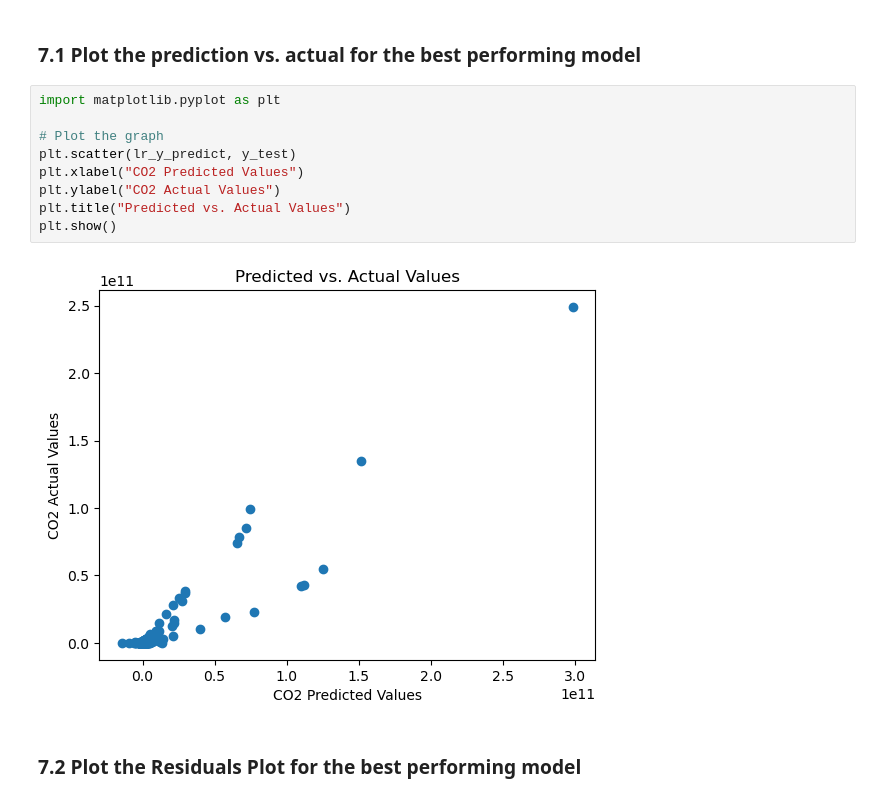
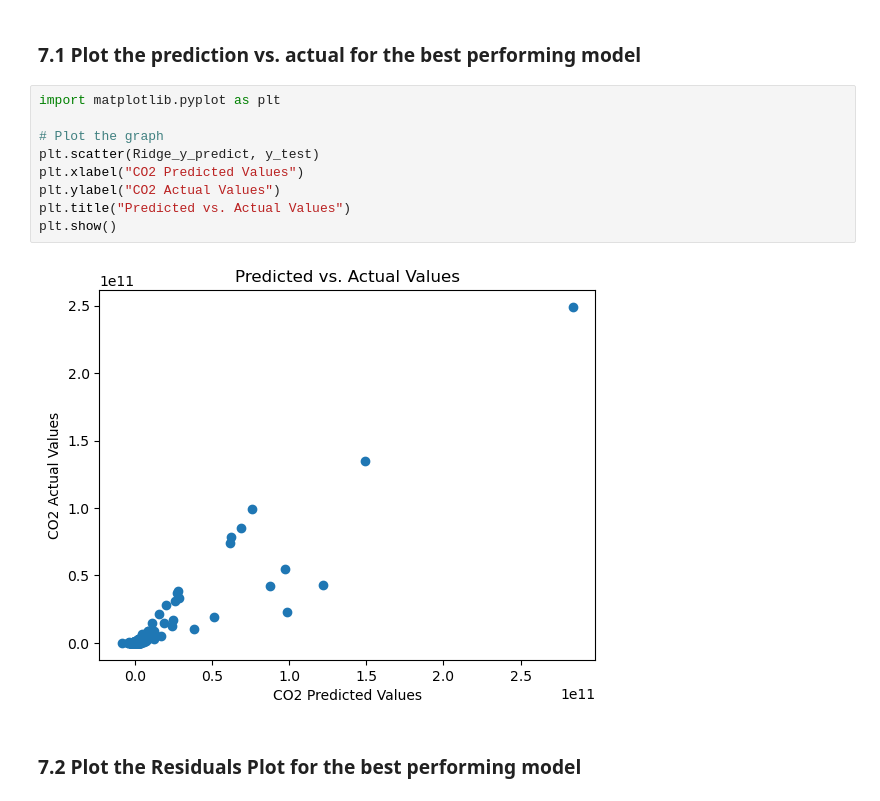
Before and after one commit to Nelius1k/Regression-Model, a Jupyter notebook: co2-Emissions.ipynb, the cells around one changed output. Saved outputs shown, nothing was run; the diff lists cells and outputs as text.

```diff
--- a/co2-Emissions.ipynb
+++ b/co2-Emissions.ipynb
@@ -544,14 +544,14 @@ GridSearch SGD R-squared score: -1.2265275626815768
 # %%
 import matplotlib.pyplot as plt
 
 # Plot the graph
-plt.scatter(lr_y_predict, y_test)
+plt.scatter(Ridge_y_predict, y_test)
 plt.xlabel("CO2 Predicted Values")
 plt.ylabel("CO2 Actual Values")
 plt.title("Predicted vs. Actual Values")
 plt.show()
 # %% [output]
-[figure, old version]
+[figure, new version]
 # %% [markdown]
 ### 7.2 Plot the Residuals Plot for the best performing model
 # %%
```
Also changed, not shown: parts of 4 cells of this notebook.
